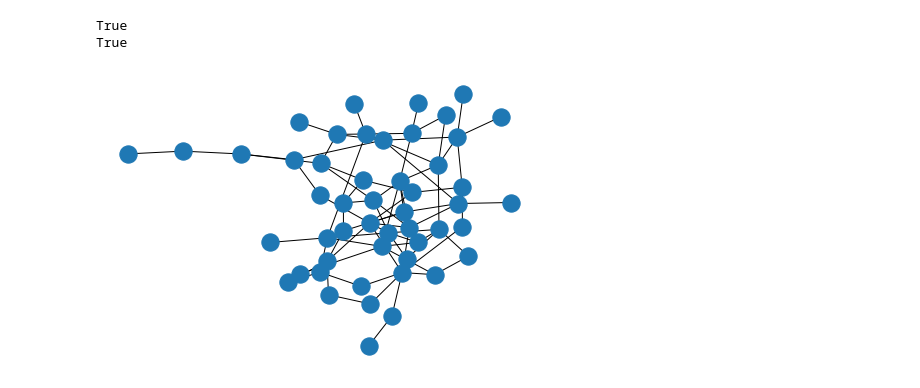
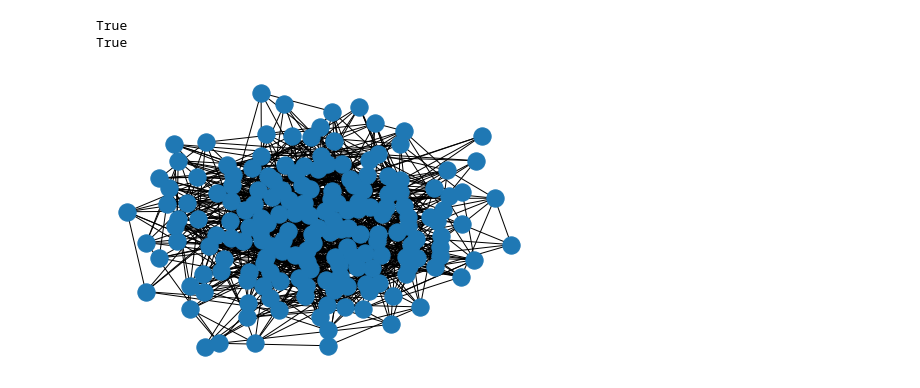
Before and after one commit to rderojas/TravellingSalesmanApproxSolver, a Jupyter notebook: Graph drawing functions.ipynb, the cells around one changed output. Drawn from its saved outputs; the diff is of its cells as text; code cells hidden in the pictures.

Commit message:
Created some coot graphs

```diff
--- a/Graph drawing functions.ipynb
+++ b/Graph drawing functions.ipynb
@@ -147,14 +147,14 @@ nx.draw(G)
 # %%
 
 
-G = generateRandomMetricGraph(50,0.25)
+G = generateRandomMetricGraph(180,0.25)
 nx.draw(G)
 print(is_metric(G))
 print(nx.is_connected(G))
 # %% [output]
 True
 True
-[figure, old version]
+[figure, new version]
 # %%
 createOutput(G)
 # %% [output]
```
Also changed, not shown: parts of 3 cells of this notebook, 5 other files.
